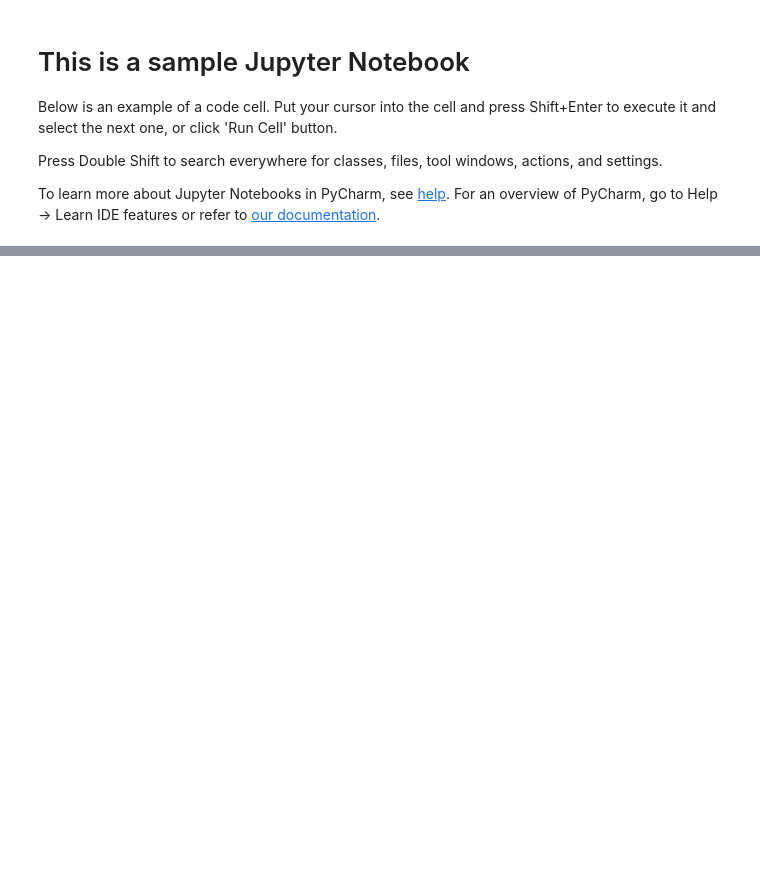
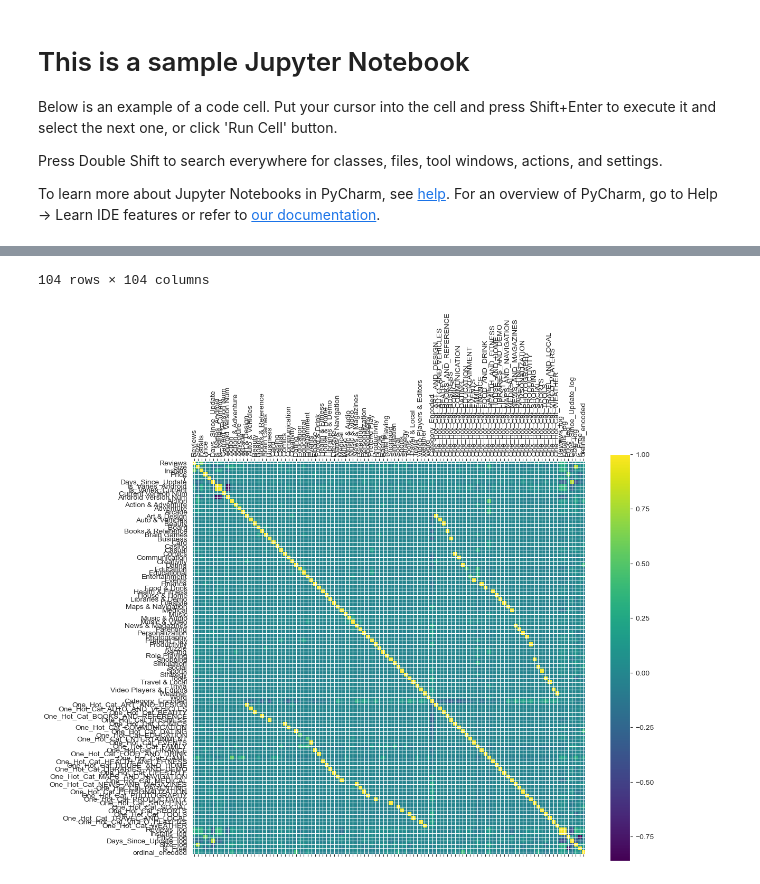
Before and after one commit to tob-git/App-Rating-Competition, a Jupyter notebook: sample.ipynb, the cells around one changed output, grey strips where cells are left out. Saved outputs shown, nothing was run; the diff lists cells and outputs as text; code cells hidden in the pictures; blank space fills up the shorter version.

```diff
--- a/sample.ipynb
+++ b/sample.ipynb
@@ -55,0 +772,12 @@ df.sample(5)
+# %%
+rating_order = {
+    'Everyone': 0,
+    'Everyone 10+': 1,
+    'Teen': 2,
+    'Mature 17+': 3,
+    'Adults only 18+': 4,
+    'Unrated': -1  # or 5, depending on your choice
+}
+
+df['ordinal_encoded'] = df['Content Rating'].map(rating_order)
+print(df[['Content Rating', 'ordinal_encoded']])
@@ -55,0 +799,17 @@ df.sample(5)
+# %%
+df_temp = df.copy()
+df_temp.drop(columns=['App Name', 'Content Rating', 'Cat_Categorical','Genre'], inplace=True)
+# %%
+corr_matrix = df_temp.corr()
+fig, ax = plt.subplots(figsize=(12, 10))
+cax = ax.matshow(corr_matrix, cmap='viridis')
+fig.colorbar(cax)
+
+# Set up axes to show feature names
+ticks = range(len(corr_matrix.columns))
+ax.set_xticks(ticks)
+ax.set_yticks(ticks)
+ax.set_xticklabels(corr_matrix.columns, rotation=90)
+ax.set_yticklabels(corr_matrix.columns)
+corr_matrix
+# %% [output]
@@ -55,0 +828,2 @@ df.sample(5)
+104 rows × 104 columns
+[figure, added]
```
Also changed, not shown: parts of 90 cells of this notebook.
